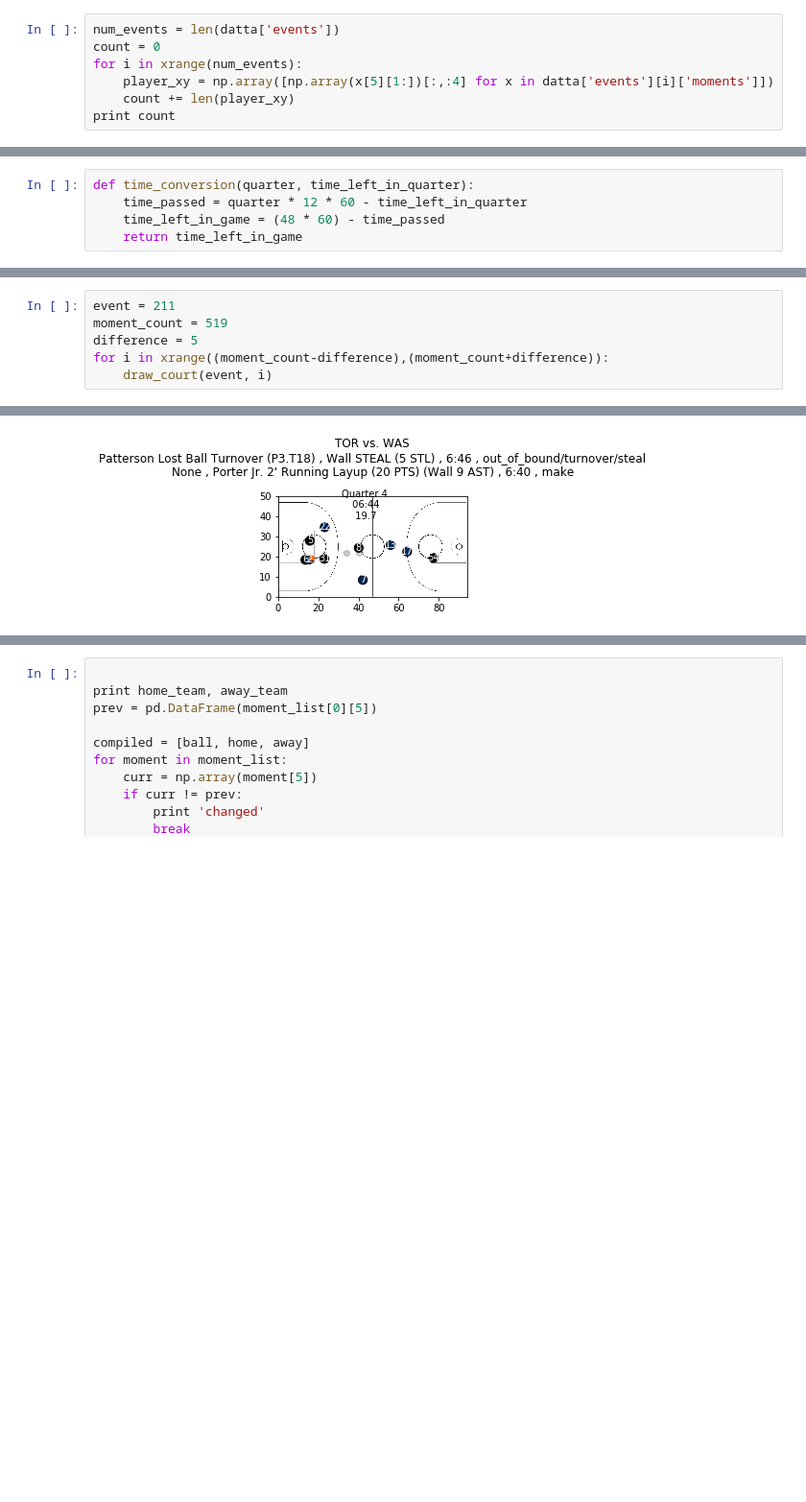
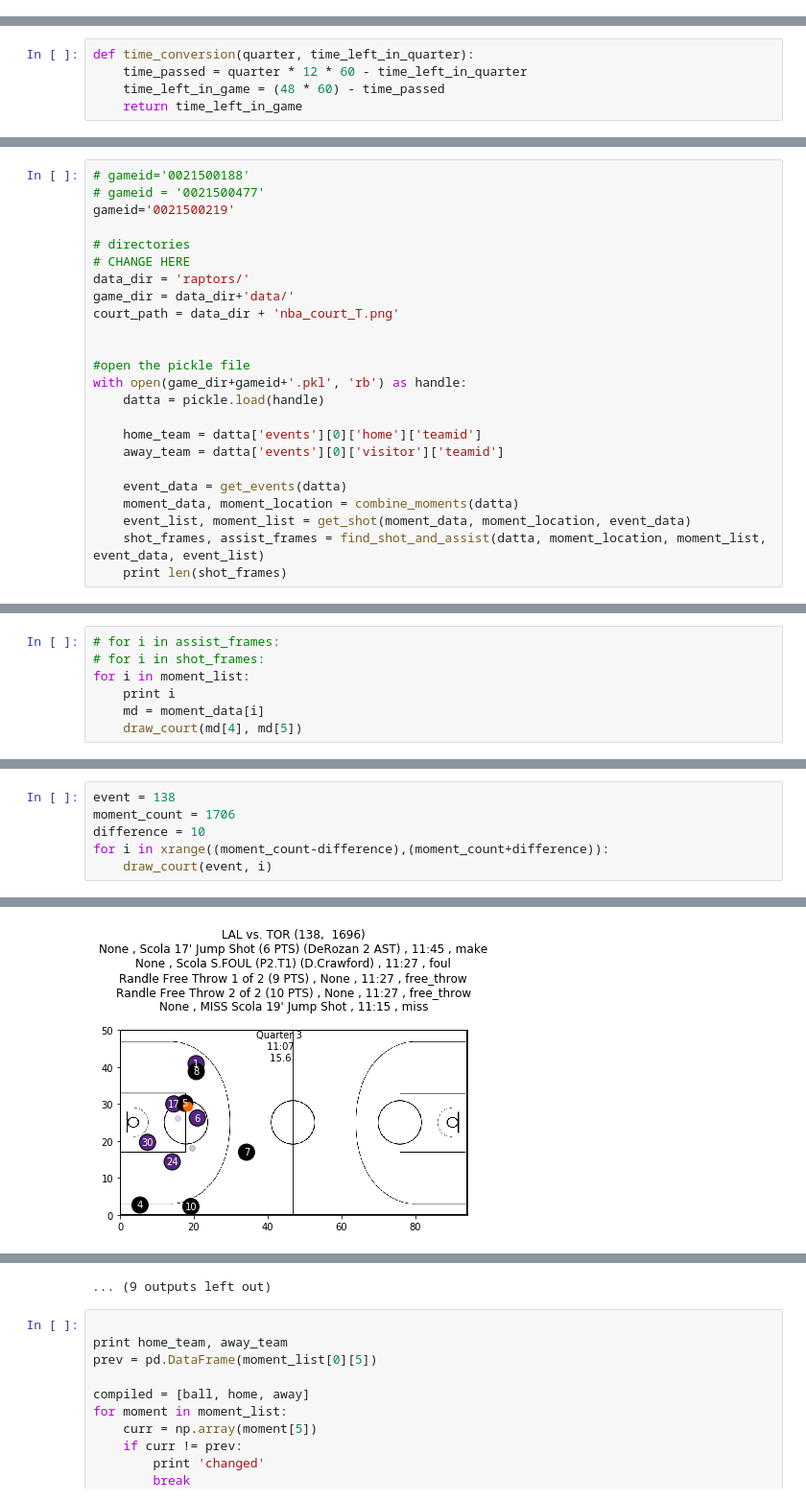
Before and after one commit to jskang/nba_assist_stats, a Jupyter notebook: NBA.ipynb, the cells around one changed output, grey strips where cells are left out. Shown at 96% size. Cells and saved outputs as stored; diff of their text form; blank space fills up the shorter version.

Commit message:
finished shot feature and assist feature

```diff
--- a/NBA.ipynb
+++ b/NBA.ipynb
@@ -179,10 +184,3 @@ def draw_court(ii, jj):
     plt.ylim([0,50])
 
     plt.tight_layout(pad=0, w_pad=0.5, h_pad=0)
-# %%
-num_events = len(datta['events'])
-count = 0
-for i in xrange(num_events):
-    player_xy = np.array([np.array(x[5][1:])[:,:4] for x in datta['events'][i]['moments']])
-    count += len(player_xy)
-print count
@@ -480,0 +395,24 @@ Assist Found
+# %%
+# gameid='0021500188'
+# gameid = '0021500477'
+gameid='0021500219'
+
+# directories
+# CHANGE HERE
+data_dir = 'raptors/'
+game_dir = data_dir+'data/'
+court_path = data_dir + 'nba_court_T.png'
+
+
+#open the pickle file
+with open(game_dir+gameid+'.pkl', 'rb') as handle:
+    datta = pickle.load(handle)
+
+    home_team = datta['events'][0]['home']['teamid']
+    away_team = datta['events'][0]['visitor']['teamid']
+
+    event_data = get_events(datta)
+    moment_data, moment_location = combine_moments(datta)
+    event_list, moment_list = get_shot(moment_data, moment_location, event_data)
+    shot_frames, assist_frames = find_shot_and_assist(datta, moment_location, moment_list, event_data, event_list)
+    print len(shot_frames)
@@ -480,0 +437,7 @@ Assist Found
+# %%
+# for i in assist_frames:
+# for i in shot_frames:
+for i in moment_list:
+    print i
+    md = moment_data[i]
+    draw_court(md[4], md[5])
@@ -481,7 +474,7 @@ Assist Found
 # %%
-event = 211
-moment_count = 519
-difference = 5
+event = 138
+moment_count = 1706
+difference = 10
 for i in xrange((moment_count-difference),(moment_count+difference)):
     draw_court(event, i)
 # %% [output]
@@ -498 +501 @@ event 211/250, moment: 523/633
-[figure, old version]
+[figure, new version]
@@ -508,3 +512,4 @@ event 211/250, moment: 523/633
+... (9 outputs left out)
 # %%
 
 print home_team, away_team
```
Also changed, not shown: parts of 15 cells of this notebook.
